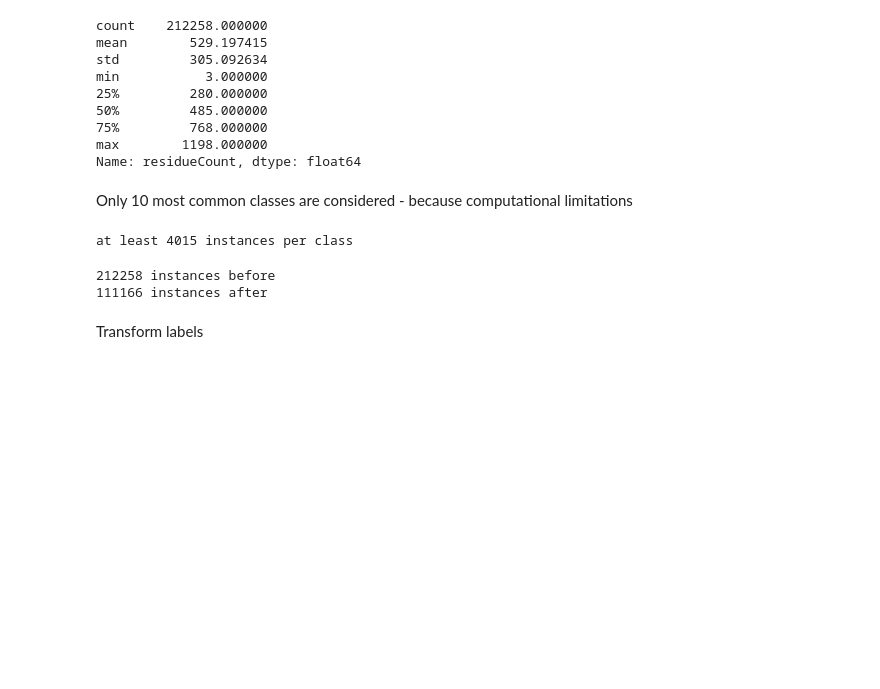
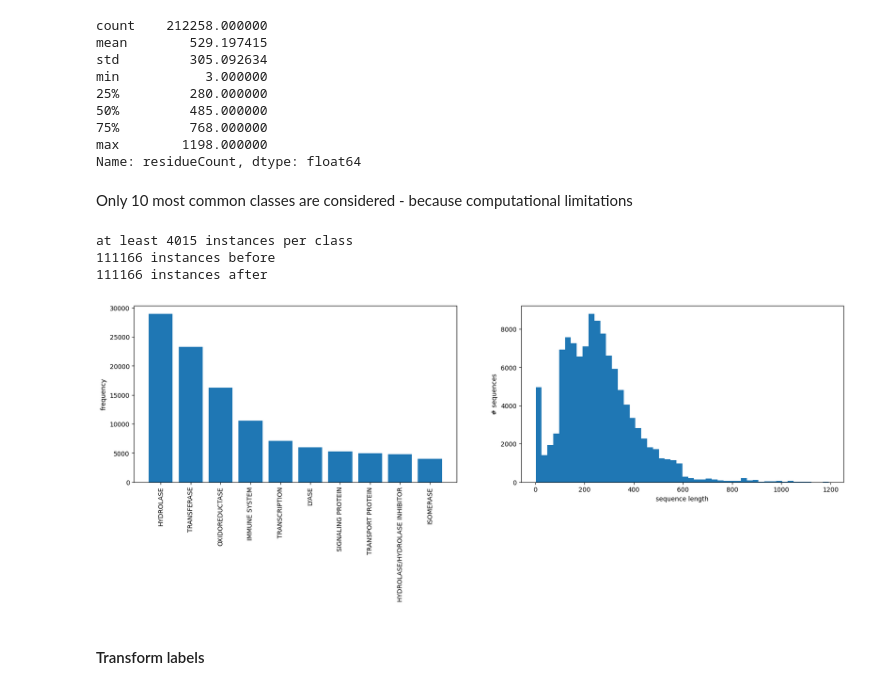
Before and after one commit to dhajek25/bio_data, a Jupyter notebook: protein_class_prep.ipynb, the cells around one changed output. Saved outputs shown, nothing was run; the diff lists cells and outputs as text; code cells hidden in the pictures; blank space fills up the shorter version.

```diff
--- a/protein_class_prep.ipynb
+++ b/protein_class_prep.ipynb
@@ -102,22 +107,40 @@ Name: residueCount, dtype: float64
 # %% [markdown]
 Only 10 most common classes are considered - because computational limitations
 # %%
+import matplotlib.pyplot as plt
+from collections import Counter
+
 # count numbers of instances per class
 cnt = Counter(df.classification)
 # select only K most common classes! - was 10 by default
 top_classes = 10
 # sort classes
 sorted_classes = cnt.most_common()[:top_classes]
 classes = [c[0] for c in sorted_classes]
 counts = [c[1] for c in sorted_classes]
 print("at least " + str(counts[-1]) + " instances per class")
+
+# apply to dataframe
+print(str(df.shape[0]) + " instances before")
+df = df[[c in classes for c in df.classification]]
+print(str(df.shape[0]) + " instances after")
+
+seqs = df.sequence.values
+lengths = [len(s) for s in seqs]
+
+# visualize
+fig, axarr = plt.subplots(1,2, figsize=(20,5))
+axarr[0].bar(range(len(classes)), counts)
+plt.sca(axarr[0])
+plt.xticks(range(len(classes)), classes, rotation='vertical')
+axarr[0].set_ylabel('frequency')
+
+axarr[1].hist(lengths, bins=50)
+axarr[1].set_xlabel('sequence length')
+axarr[1].set_ylabel('# sequences')
+plt.show()
 # %% [output]
 at least 4015 instances per class
+111166 instances before
+111166 instances after
+[figure, added]
-# %%
-# apply to dataframe
-print(str(df.shape[0]) + " instances before")
-df = df[[c in classes for c in df.classification]]
-print(str(df.shape[0]) + " instances after")
-# %% [output]
-212258 instances before
-111166 instances after
@@ -127,5 +147,5 @@ lengths = [len(s) for s in seqs]
-# %% [markdown]
-Transform labels
+# %% [markdown]
+#### Transform labels
 # %%
 # Transform labels to one-hot
 lb = LabelBinarizer()
```
Also changed, not shown: parts of 43 cells of this notebook, 2 other files.
